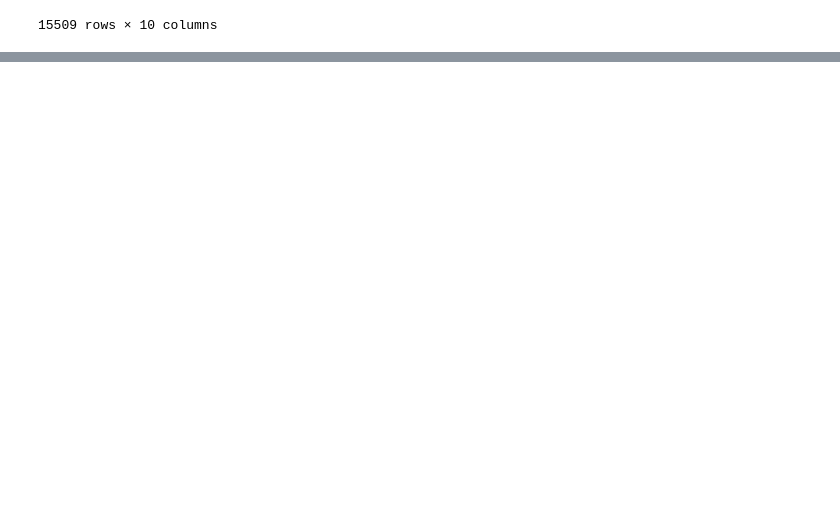
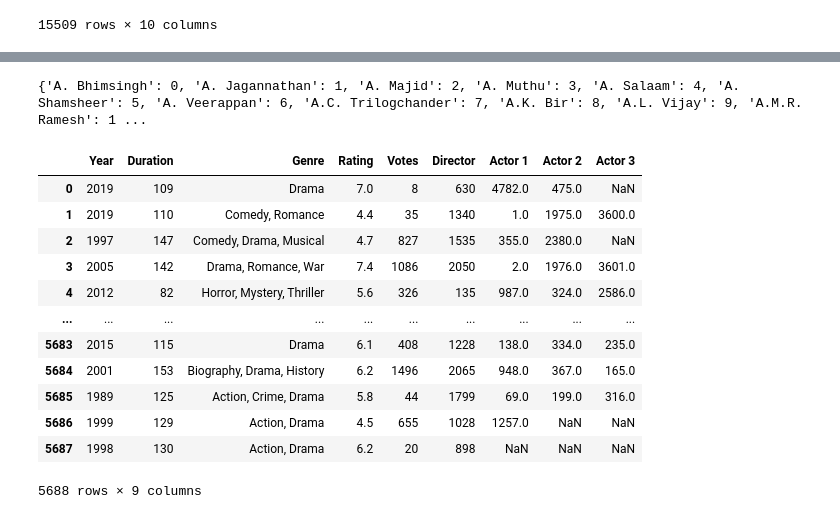
Before and after one commit to ImadElMaftouhi/codsoft, a Jupyter notebook: MOVIE RATING PREDICTION/alternate_version.ipynb, the cells around one changed output, grey strips where cells are left out. Saved outputs shown, nothing was run; the diff lists cells and outputs as text; code cells hidden in the pictures; blank space fills up the shorter version.

```diff
--- a/MOVIE RATING PREDICTION/alternate_version.ipynb
+++ b/MOVIE RATING PREDICTION/alternate_version.ipynb
@@ -70,10 +72,11 @@ df_edit
 def find_unique_actors(dataset):
     actors_concatenated = pd.concat([dataset['Actor 1'], dataset['Actor 2'], dataset['Actor 3']], ignore_index=True)
 
-    unique_actors = actors_concatenated.dropna().astype(str).unique()
+    actors = pd.DataFrame({'Actor' : actors_concatenated})
+    actors.drop_duplicates(inplace=True)
+    actors.reset_index(drop = True, inplace = True)
 
-    return unique_actors
+    return actors
 
-unique_actors = find_unique_actors(df_edit)
-unique_actors_df = pd.DataFrame({'Actor': unique_actors})
+unique_actors_df = find_unique_actors(df_edit)
 # %%
@@ -93,0 +98,4 @@ Length: 6153, dtype: bool
+# %%
+actor_dict = {}
+for i, actor in enumerate(unique_actors_df['Actor']):
+    actor_dict[actor] = i+1
@@ -93,0 +104,29 @@ Length: 6153, dtype: bool
+# %%
+director_mapping = dict(zip(label_encoder.classes_, label_encoder.transform(label_encoder.classes_)))
+# this is a list of the data used to encode the Director feature of the dataset
+# %% [output]
+{'A. Bhimsingh': 0, 'A. Jagannathan': 1, 'A. Majid': 2, 'A. Muthu': 3, 'A. Salaam': 4, 'A. Shamsheer': 5, 'A. Veerappan': 6, 'A.C. Trilogchander': 7, 'A.K. Bir': 8, 'A.L. Vijay': 9, 'A.M.R. Ramesh': 1 ...
+# %%
+label_encoder = LabelEncoder()
+df_test = df_edit.copy()
+df_test['Director'] = label_encoder.fit_transform(df_test['Director'])
+# %%
+df_test['Actor 1'] = df['Actor 1'].map(actor_dict)
+df_test['Actor 2'] = df['Actor 2'].map(actor_dict)
+df_test['Actor 3'] = df['Actor 3'].map(actor_dict)
+# %%
+df_test
+# %% [output]
+|  | Year | Duration | Genre | Rating | Votes | Director | Actor 1 | Actor 2 | Actor 3 |
+| 0 | 2019 | 109 | Drama | 7.0 | 8 | 630 | 4782.0 | 475.0 | NaN |
+| 1 | 2019 | 110 | Comedy, Romance | 4.4 | 35 | 1340 | 1.0 | 1975.0 | 3600.0 |
+| 2 | 1997 | 147 | Comedy, Drama, Musical | 4.7 | 827 | 1535 | 355.0 | 2380.0 | NaN |
+| 3 | 2005 | 142 | Drama, Romance, War | 7.4 | 1086 | 2050 | 2.0 | 1976.0 | 3601.0 |
+| 4 | 2012 | 82 | Horror, Mystery, Thriller | 5.6 | 326 | 135 | 987.0 | 324.0 | 2586.0 |
+| ... | ... | ... | ... | ... | ... | ... | ... | ... | ... |
+| 5683 | 2015 | 115 | Drama | 6.1 | 408 | 1228 | 138.0 | 334.0 | 235.0 |
+| 5684 | 2001 | 153 | Biography, Drama, History | 6.2 | 1496 | 2065 | 948.0 | 367.0 | 165.0 |
+| 5685 | 1989 | 125 | Action, Crime, Drama | 5.8 | 44 | 1799 | 69.0 | 199.0 | 316.0 |
+| 5686 | 1999 | 129 | Action, Drama | 4.5 | 655 | 1028 | 1257.0 | NaN | NaN |
+| 5687 | 1998 | 130 | Action, Drama | 6.2 | 20 | 898 | NaN | NaN | NaN |
+5688 rows × 9 columns
```
Also changed, not shown: parts of 6 cells of this notebook.
